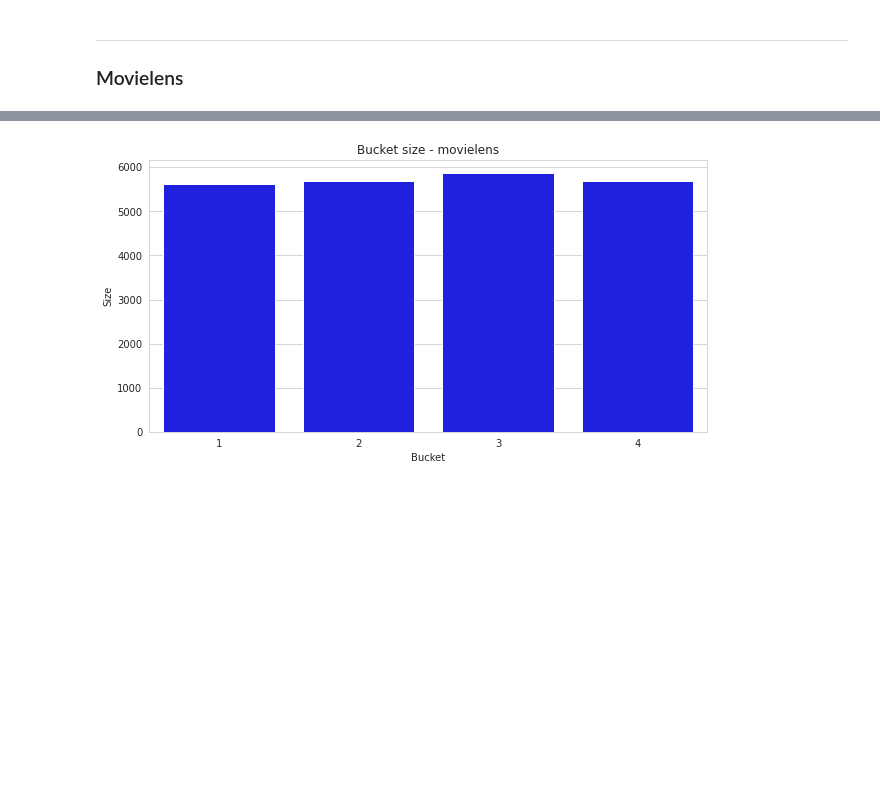
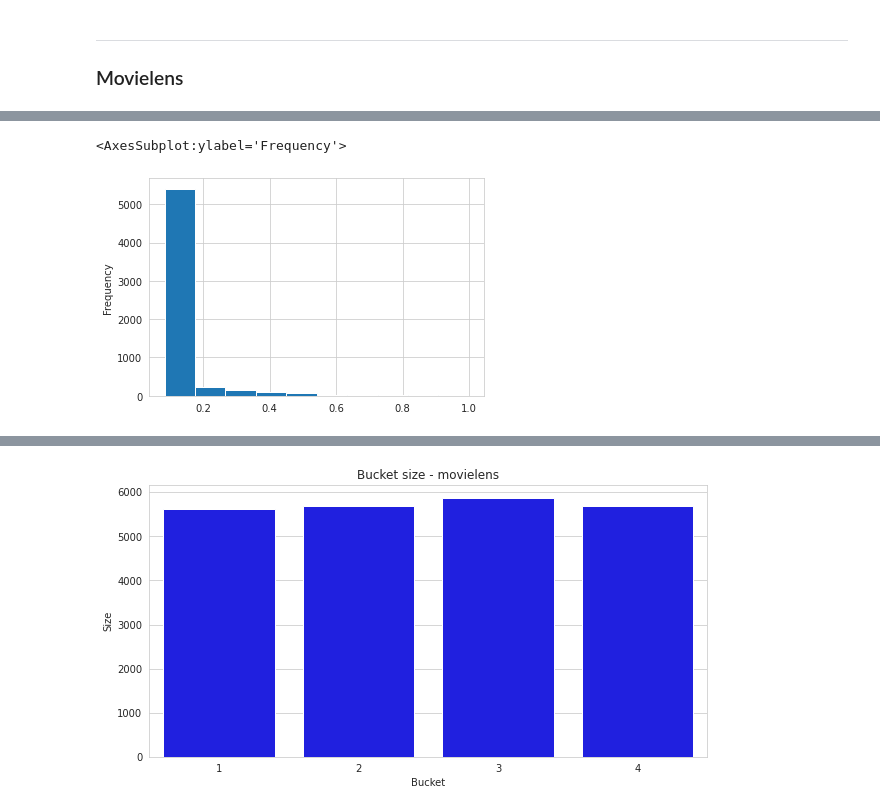
Before and after one commit to Key0412/streamRec-forgetting, a Jupyter notebook: notebooks/Avaliação de Datasets.ipynb, the cells around one changed output, grey strips where cells are left out. Drawn from its saved outputs; the diff is of its cells as text; code cells hidden in the pictures; blank space fills up the shorter version.

```diff
--- a/notebooks/Avaliação de Datasets.ipynb
+++ b/notebooks/Avaliação de Datasets.ipynb
@@ -119,0 +208,5 @@ data = pd.read_csv("../datasets/ml1m_gte5.csv","\t")
+# %%
+user_presence_df['trimestre_%'].plot(kind='hist')
+# %% [output]
+<AxesSubplot:ylabel='Frequency'>
+[figure, added]
```
Also changed, not shown: parts of 37 cells of this notebook, 4 other files.
